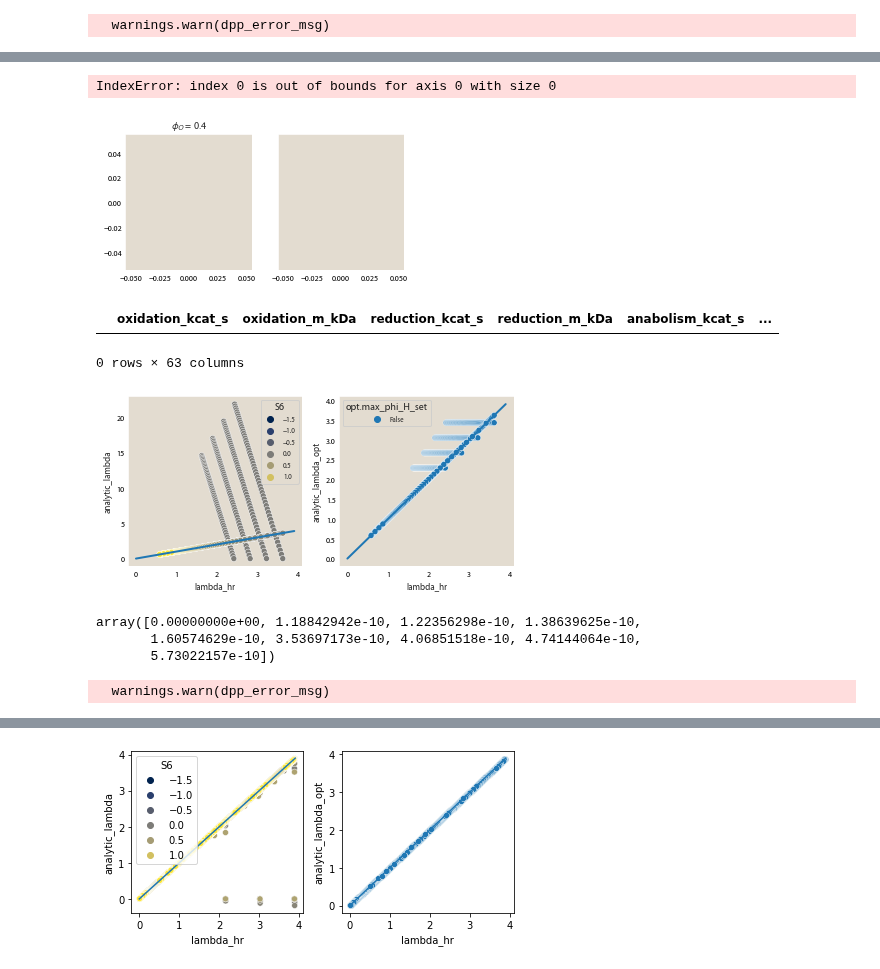
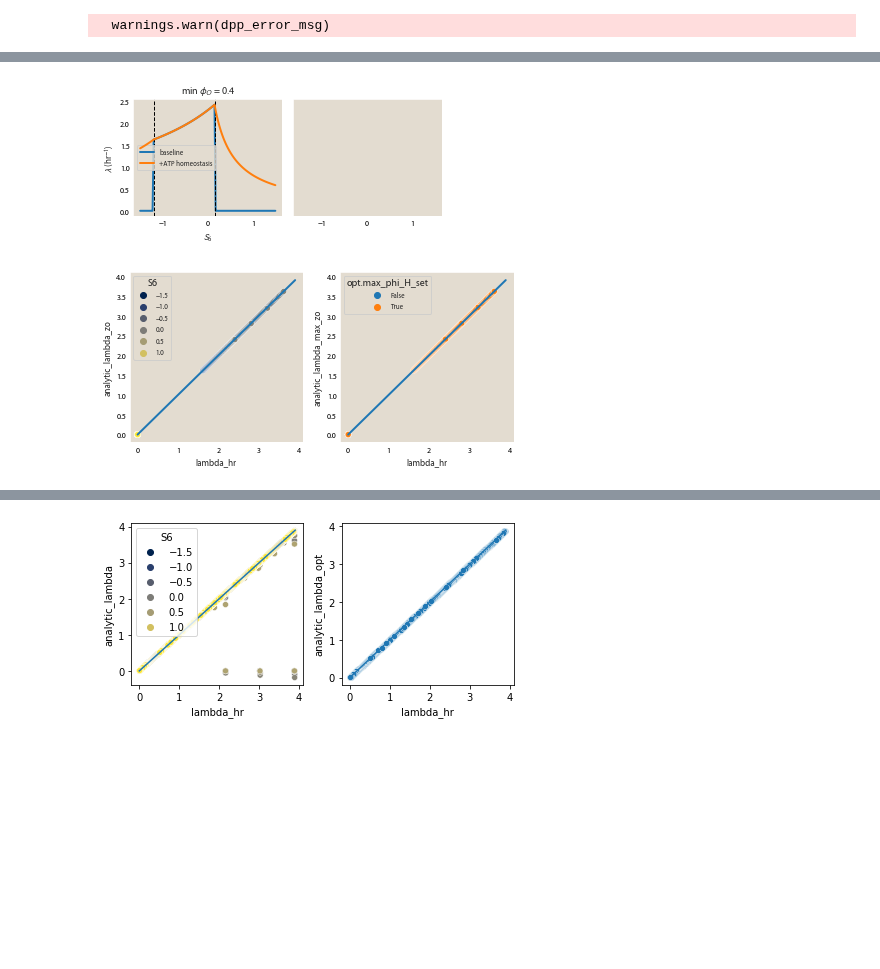
Before and after one commit to flamholz/redox-proteome, a Jupyter notebook: notebooks/LinearizedRespModel.ipynb, the cells around one changed output, grey strips where cells are left out. Drawn from its saved outputs; the diff is of its cells as text; code cells hidden in the pictures; blank space fills up the shorter version.

Commit message:
delete analytic calcs that are now in the model code

```diff
--- a/notebooks/LinearizedRespModel.ipynb
+++ b/notebooks/LinearizedRespModel.ipynb
@@ -244,6 +228,7 @@ for z in ZCBs:
         # Test with and without ATP homeostasis -- first with
         ref_lam = lmm.copy()
         ref_lam.set_ZCB(z)
+
         # Note we are fixing phi_O here to highlight the contribution of phi_H
         params = GrowthRateOptParams(min_phi_O=phi_O, do_dilution=True,
                                     fixed_ATP=DEFAULT_ATP, fixed_NADH=DEFAULT_NADH,
@@ -259,7 +244,7 @@ for z in ZCBs:
                                         fixed_ATP=DEFAULT_ATP, fixed_NADH=DEFAULT_NADH,
                                         fixed_re=DEFAULT_RE, fixed_ra=DEFAULT_RA)
         m, opt_p = ref_lam.maximize_growth_rate(params_nh)
-        d = lam.results_as_dict(opt_p, params)
+        d = ref_lam.results_as_dict(opt_p, params_nh)
         results.append(d)
 
 zc_sensitivity_df = pd.DataFrame(results)
@@ -345,39 +268,33 @@ zc_sensitivity_df = pd.concat([zc_sensitivity_df, bounds], axis=1)
 # %%
 fig, axs = plt.subplots(nrows=1, ncols=2, figsize=(5, 2.5), sharex=True, sharey=True)
 
 ZCB = zc_sensitivity_df.ZCB.values[0]
 my_phi_O = 0.4
 
 plt.sca(axs[0])
-plt.title(r'$\phi_O$ = {0:.1f}'.format(my_phi_O))
-mask = zc_sensitivity_df['phi_O'] == my_phi_O
+plt.title(r'min $\phi_O$ = {0:.1f}'.format(my_phi_O))
+mask = zc_sensitivity_df['min_phi_O'] == my_phi_O
 masked = zc_sensitivity_df[mask]
 
 phi_H_included = masked[masked['opt.max_phi_H_set'] == False]
 no_phi_H = masked[masked['opt.max_phi_H_set'] == True]
 
 plt.plot(no_phi_H.S6, no_phi_H.lambda_hr, label=r'baseline')
 plt.plot(phi_H_included.S6, phi_H_included.lambda_hr, label=r'+ATP homeostasis',
          zorder=10)
 
-plt.axvline(no_phi_H.S6_lb.values[0], color='k', ls='--', lw=1)
-plt.axvline(no_phi_H.S6_ub.values[0], color='k', ls='--', lw=1)
+plt.axvline(no_phi_H.S6_lb_zo.values[0], color='k', ls='--', lw=1)
+plt.axvline(no_phi_H.S6_ub_zo.values[0], color='k', ls='--', lw=1)
 
 
 plt.legend()
 plt.xlabel('$S_6$')
 plt.ylabel(r'$\lambda$ (hr$^{-1}$)')
 
 plt.tight_layout()
 plt.show()
 # %% [output]
-IndexError: index 0 is out of bounds for axis 0 with size 0
-[figure, old version]
+[figure, new version]
-# %%
-phi_H_included
-# %% [output]
-|  | oxidation_kcat_s | oxidation_m_kDa | reduction_kcat_s | reduction_m_kDa | anabolism_kcat_s | ... |
-0 rows × 63 columns
 # %%
 
 fig, axs = plt.subplots(ncols=2, figsize=(6,3))
@@ -386,63 +303,16 @@ mask = zc_sensitivity_df['opt_status'] == 'optimal'
 masked = zc_sensitivity_df[mask]
 
 plt.sca(axs[0])
-sns.scatterplot(data=masked, x='lambda_hr', y='analytic_lambda', hue='S6', palette='cividis')
+sns.scatterplot(data=masked, x='lambda_hr', y='analytic_lambda_zo', hue='S6', palette='cividis')
 xs = np.arange(0, 4, 0.1)
 plt.plot(xs, xs)
 
 plt.sca(axs[1])
-sns.scatterplot(data=masked, x='lambda_hr', y='analytic_lambda_opt', hue='opt.max_phi_H_set')
+sns.scatterplot(data=masked, x='lambda_hr', y='analytic_lambda_max_zo', hue='opt.max_phi_H_set')
 plt.plot(xs, xs)
 
 plt.tight_layout()
 
 plt.show()
 # %% [output]
-[figure, old version]
+[figure, new version]
-# %%
-zc_sensitivity_df[zc_sensitivity_df['opt.max_phi_H_set']].ATP_homeostasis_phi.unique()
-# %% [output]
-array([0.00000000e+00, 1.18842942e-10, 1.22356298e-10, 1.38639625e-10,
-       1.60574629e-10, 3.53697173e-10, 4.06851518e-10, 4.74144064e-10,
-       5.73022157e-10])
-# %%
-ZCBs = np.arange(-3, 3.01, 0.05)
-phi_os = np.arange(0.1, 0.501, 0.2)
-homeo_costs = np.logspace(1, 5, 3)
-resp_costs = np.logspace(1, 3, 3)
-ATP_per_es = [0.25, 0.5, 1, 2]
-
-lmm = LinearMetabolicModel.FromFiles(m_fname, S_fname)
-results = []
-for z in ZCBs:
-    for phi_O in phi_os:
-        for homeo_cost in homeo_costs:
-            for resp_cost in resp_costs:
-                for atp_per_e in ATP_per_es:
-                    try:
-                        ref_lam = lmm.copy()
-                        ref_lam.set_ZCB(z)
-                        ref_lam.set_process_mass('reduction', resp_cost)
-                        ref_lam.set_process_mass('ATP_homeostasis', homeo_cost)
-                        ref_lam.set_ATP_yield('reduction', atp_per_e)
-
-                        params = GrowthRateOptParams(
-                            phi_O=phi_O, do_dilution=True,
-                            fixed_ATP=DEFAULT_ATP, fixed_NADH=DEFAULT_NADH,
-                            fixed_re=DEFAULT_RE, fixed_ra=DEFAULT_RA)
-                        m, opt_p = ref_lam.maximize_growth_rate(params)
-
-                        if opt_p.status != cp.OPTIMAL:
-                            continue
-
-                        d = ref_lam.model_as_dict()
-                        d.update(ref_lam.solution_as_dict(opt_p, params))
-                        d['reduction_ATP_per_e'] = atp_per_e
-                        d.update(params.as_dict())
-                        results.append(d)
-                    except Exception as e:
-                        print(e)
-                        continue
-res_df = pd.DataFrame(results)
-# %% [output]
-  warnings.warn(dpp_error_msg)
```
Also changed, not shown: parts of 10 cells of this notebook.
